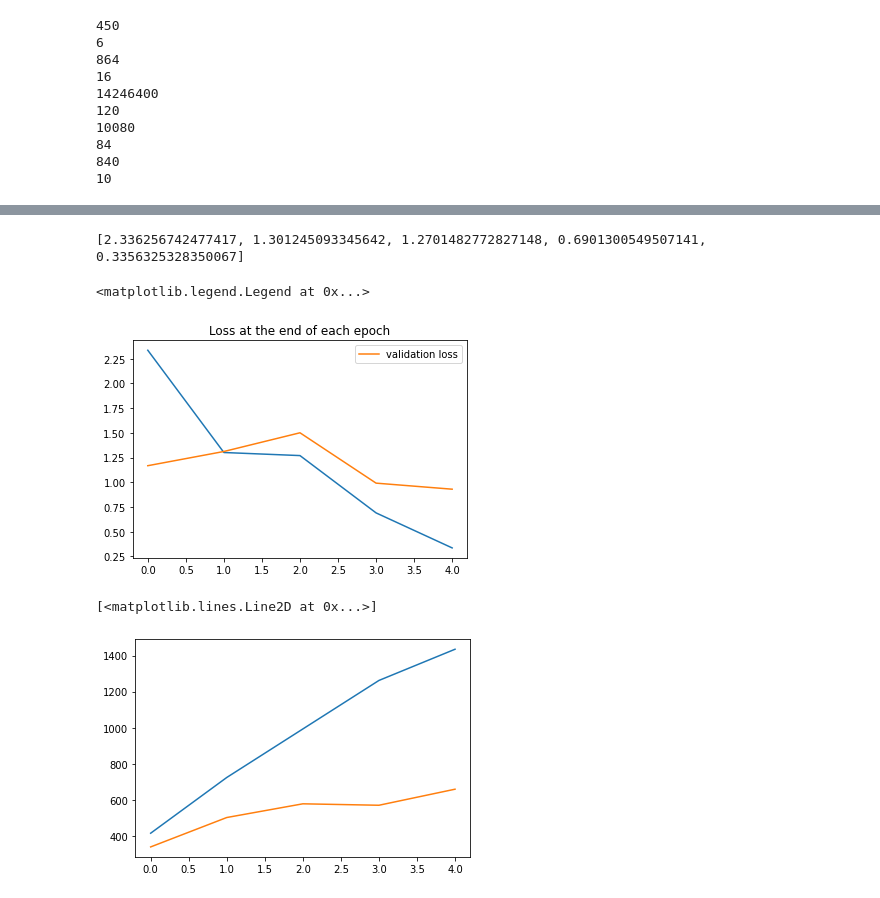
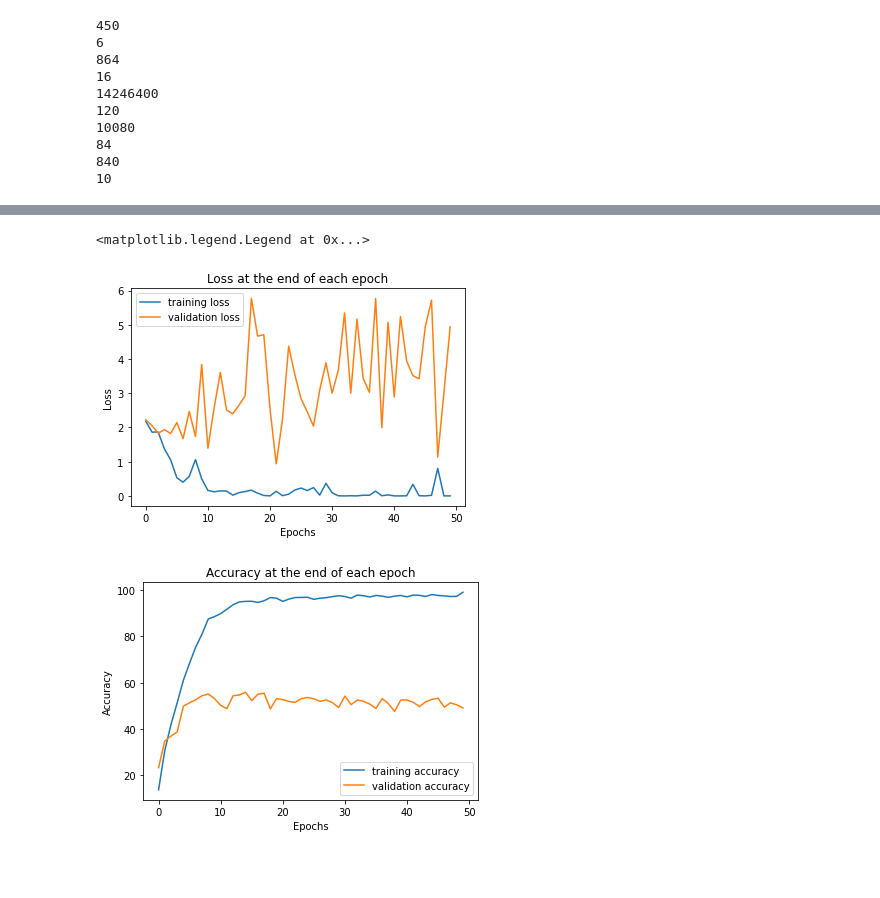
Before and after one commit to prispearly/music-genre-classification, a Jupyter notebook: BasicCNN_splitmelspec.ipynb, the cells around one changed output, grey strips where cells are left out. Saved outputs shown, nothing was run; the diff lists cells and outputs as text; code cells hidden in the pictures; blank space fills up the shorter version.

```diff
--- a/BasicCNN_splitmelspec.ipynb
+++ b/BasicCNN_splitmelspec.ipynb
@@ -103,7 +103,9 @@ class ConvolutionalNetwork(nn.Module):
         X = F.relu(self.conv2(X))
         X = F.max_pool2d(X, 2, 2)
         X = X.view(-1,70*106*16) # flatten
+        X = F.dropout(X,p=0.2)
         X = F.relu(self.fc1(X))
+        X = F.dropout(X, p=0.2)
         X = F.relu(self.fc2(X))
         X = self.fc3(X)
         return F.log_softmax(X, dim=1)
@@ -142,7 +144,7 @@ optimizer = torch.optim.Adam(model.parameters(),lr=0.001) ## stochiastic gradien
 import time
 start_time = time.time()
 
-epochs = 5
+epochs = 50
 
 max_trn_batch = 800
 max_tst_batch = 300
@@ -231,18 +233,21 @@ Duration: 525 seconds
 # %%
 torch.save(model.state_dict(), 'CNN Model')
 # %%
-print(train_losses)
-plt.plot(train_losses)
+plt.plot(train_losses, label='training loss')
 plt.plot(test_losses, label='validation loss')
+plt.ylabel('Loss')
+plt.xlabel('Epochs')
 plt.title('Loss at the end of each epoch')
 plt.legend()
 # %% [output]
-[2.336256742477417, 1.301245093345642, 1.2701482772827148, 0.6901300549507141, 0.3356325328350067]
+<matplotlib.legend.Legend at 0x...>
-<matplotlib.legend.Legend at 0x...>
-[figure, old version]
+[figure, new version]
 # %%
-plt.plot(train_correct)
-plt.plot(test_correct)
+plt.plot([t.item()*100/1797 for t in train_correct], label='training accuracy')
+plt.plot([t.item()*100/1200 for t in test_correct], label='validation accuracy')
+plt.ylabel('Accuracy')
+plt.xlabel('Epochs')
+plt.title('Accuracy at the end of each epoch')
+plt.legend();
 # %% [output]
-[<matplotlib.lines.Line2D at 0x...>]
-[figure, old version]
+[figure, new version]
```
Also changed, not shown: parts of 1 cell of this notebook, 4 other files.
